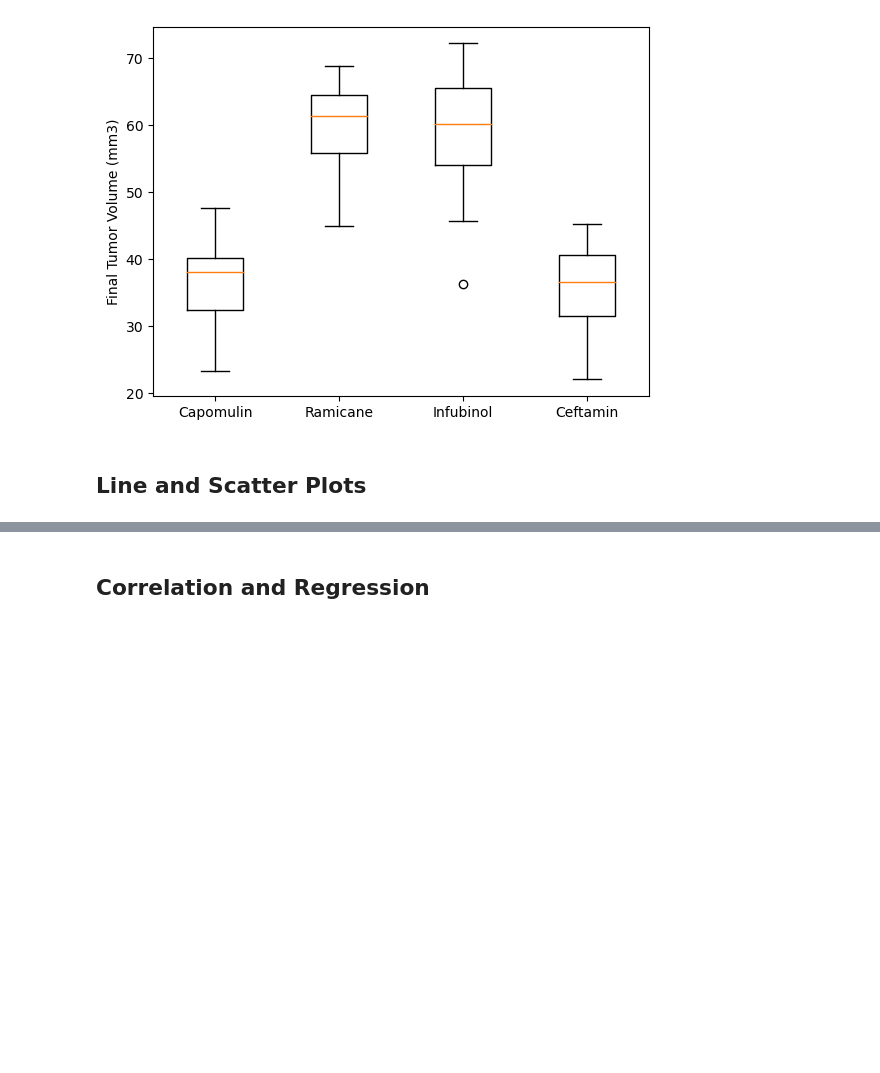
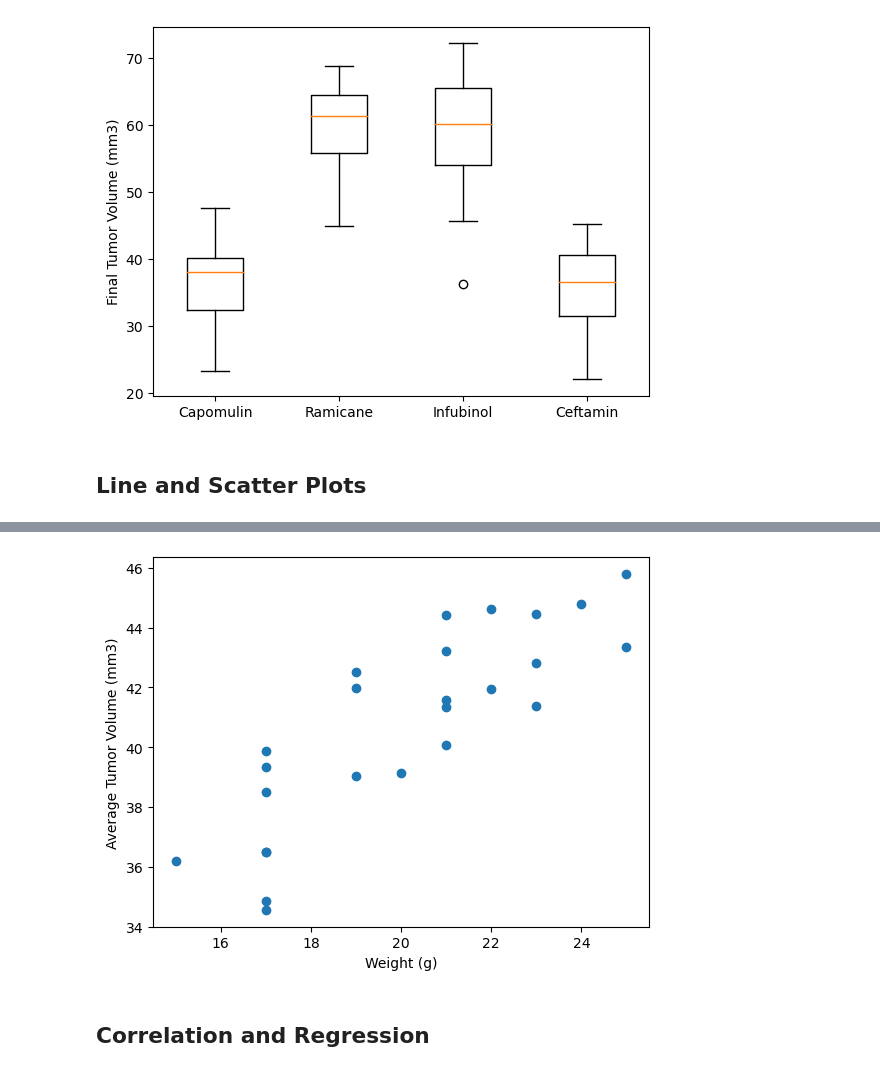
Before and after one commit to benrich322/matplotlib-challenge, a Jupyter notebook: Pymaceuticals/pymaceuticals_final.ipynb, the cells around one changed output, grey strips where cells are left out. Cells and saved outputs as stored; diff of their text form; code cells hidden in the pictures; blank space fills up the shorter version.

```diff
--- a/Pymaceuticals/pymaceuticals_final.ipynb
+++ b/Pymaceuticals/pymaceuticals_final.ipynb
@@ -283,3 +278,19 @@ Text(0.5, 1.0, 'Capomulin treatment of mouse b742')
+# %%
+# Generate a scatter plot of mouse weight vs. the average observed tumor volume for the entire Capomulin regimen
+avg_tumor_volume = capmulin_df.groupby(["Mouse ID"])["Tumor Volume (mm3)"].mean()
+mouse_weight = capmulin_df.groupby(["Mouse ID"])["Weight (g)"].unique()
+avg_tumor_volume = avg_tumor_volume.to_frame()
+mouse_weight = mouse_weight.to_frame()
+
+y_axis = avg_tumor_volume[["Tumor Volume (mm3)"]]
+x_axis = mouse_weight[["Weight (g)"]]
+
+plt.ylabel("Average Tumor Volume (mm3)")
+plt.xlabel("Weight (g)")
+plt.scatter(x_axis,y_axis)
+plt.show()
+# %% [output]
+[figure, added]
 # %% [markdown]
 ## Correlation and Regression
 # %%
```
Also changed, not shown: parts of 2 cells of this notebook.
